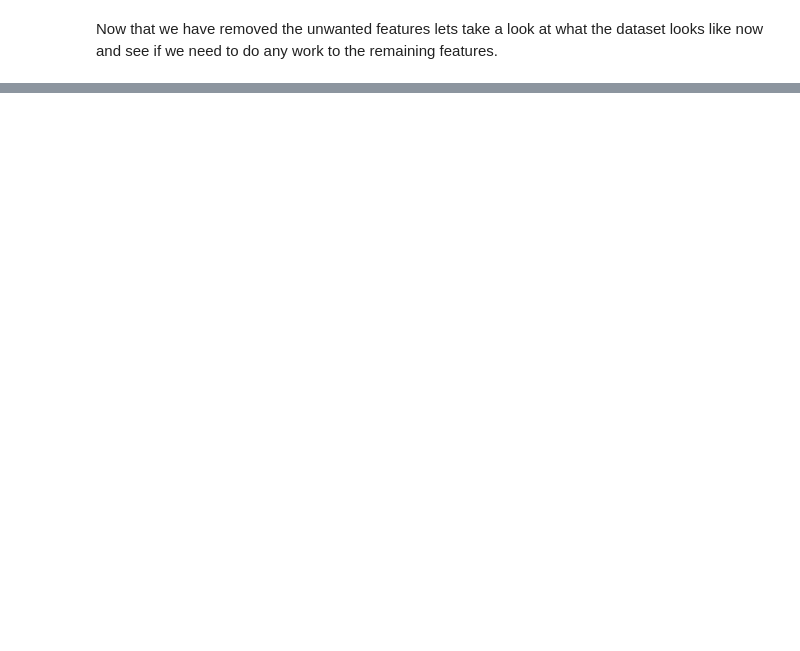
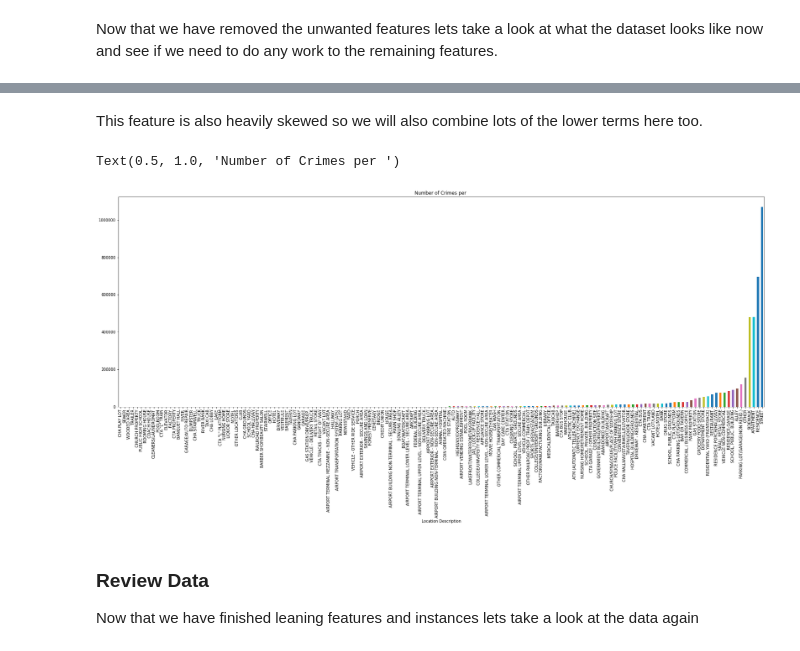
Before and after one commit to king802/CRIME-PREDICTION-ANALYSIS, a Jupyter notebook: ChicagoCrimePreprocessor.ipynb, the cells around one changed output, grey strips where cells are left out. Drawn from its saved outputs; the diff is of its cells as text; code cells hidden in the pictures; blank space fills up the shorter version.

Commit message:
Adding Preprocessing and Visualization Notebook

```diff
--- a/ChicagoCrimePreprocessor.ipynb
+++ b/ChicagoCrimePreprocessor.ipynb
@@ -139,0 +203,8 @@ But first lets export our cleaned up dataset so that we can use it in other note
+# %%
+primary_type_classes = df_all_crimes.groupby(['Primary Type']).size().reset_index()
+
+primary_type_classes = primary_type_classes.sort_values([0]).head(15)
+
+others = list(primary_type_classes['Primary Type'])
+
+df_all_crimes.loc[df_all_crimes['Primary Type'].isin(others), 'Primary Type'] = 'Others'
@@ -139,0 +222,7 @@ But first lets export our cleaned up dataset so that we can use it in other note
+# %%
+Primary_Type_Encoder = LabelEncoder()
+
+df_all_crimes['Primary Type'] = df_all_crimes['Primary Type'].astype(str)
+
+Primary_Type_Encoder.fit(df_all_crimes['Primary Type'])
+df_all_crimes['Primary Type'] = Primary_Type_Encoder.transform(df_all_crimes['Primary Type'])
@@ -139,0 +238,4 @@ But first lets export our cleaned up dataset so that we can use it in other note
+# %%
+df_all_crimes['Description'] = df_all_crimes['Description'].astype(str)
+
+df_all_crimes['Description'] = LabelEncoder().fit(df_all_crimes['Description']).transform(df_all_crimes['Description'])
@@ -139,0 +258,18 @@ But first lets export our cleaned up dataset so that we can use it in other note
+# %% [markdown]
+This feature is also heavily skewed so we will also combine lots of the lower terms here too.
+# %%
+primary_type_classes = df_all_crimes.groupby(['Location Description']).size().reset_index()
+
+primary_type_classes = primary_type_classes.sort_values([0]).head()
+
+others = list(primary_type_classes['Location Description'])
+
+df_all_crimes.loc[df_all_crimes['Location Description'].isin(others), 'Location Description'] = 'OTHER LOCATIONS'
+# %%
+plt.figure(figsize=(30,10))
+
+df_all_crimes.groupby([df_all_crimes['Location Description']]).size().sort_values().plot(kind='bar')
+plt.title('Number of Crimes per ')
+# %% [output]
+Text(0.5, 1.0, 'Number of Crimes per ')
+[figure, added]
@@ -139,0 +283,3 @@ But first lets export our cleaned up dataset so that we can use it in other note
+# %% [markdown]
+### Review Data
+Now that we have finished leaning features and instances lets take a look at the data again
```
Also changed, not shown: parts of 47 cells of this notebook.
